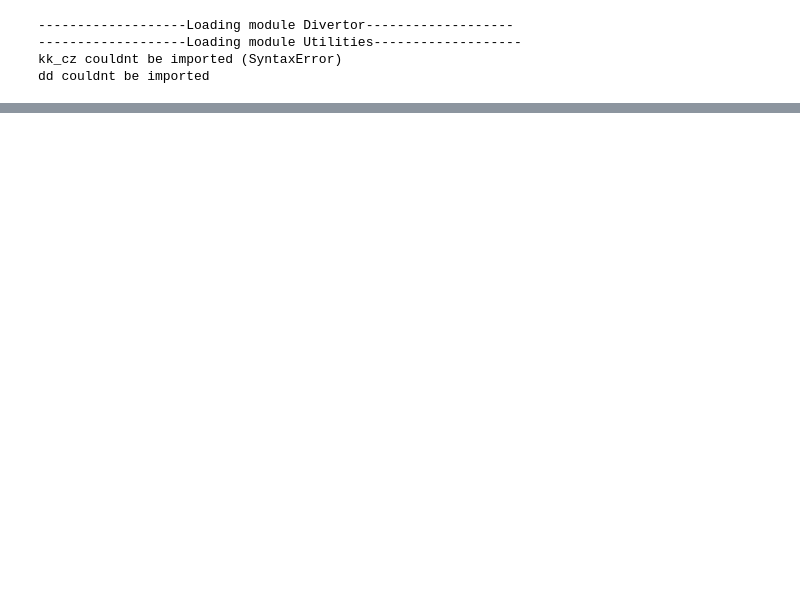
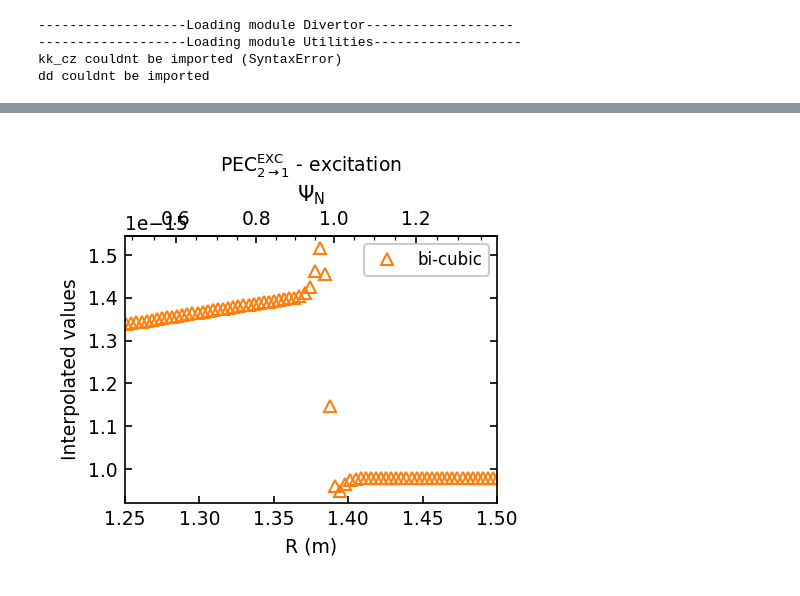
Before and after one commit to JamieDunsmore7/tokamak_inversion_routines, a Jupyter notebook: LoadResults2.ipynb, the cells around one changed output, grey strips where cells are left out. Cells and saved outputs as stored; diff of their text form; code cells hidden in the pictures; blank space fills up the shorter version.

```diff
--- a/LoadResults2.ipynb
+++ b/LoadResults2.ipynb
@@ -318,3 +336,37 @@ plt.tight_layout()
+# %%
+### excitation
+scaleExcite = 10**int(np.log10(np.median(dataExcite)))
+fExcite = RegularGridInterpolator(
+    (Te0, ne0),
+    dataExcite.T / scaleExcite,
+    method='cubic',
+)
+exciteCubic = fExcite((profileTemp[Rind:], profileDensity[Rind:])) * scaleExcite
+
+fig, ax = plt.subplots(1, 1, figsize=(3.35,3), dpi=150)
+# ax.plot(RgridB[Rind:], exciteLinear, 'o', c='C0', mfc='None', label='bi-linear')
+# ax.plot(RgridB[Rind:], outlinear, '-', c='C0', mfc='None', label='bi-linear2')
+ax.plot(RgridB[Rind:], exciteCubic, '^', c='C1', mfc='None', label='bi-cubic')
+# ax.plot(RgridB[Rind:], outcubic, '-', c='C1', mfc='None', label='bi-cubic2')
+ax.set_title('PEC$^\\mathrm{EXC}_{2 \\rightarrow 1}$ - excitation', fontsize=9)
+ax.legend(fancybox=1, framealpha=1, fontsize=8)
+ax.set_xlabel('R (m)', fontsize=9)
+ax.set_ylabel('Interpolated values', fontsize=9)
+ax.tick_params(
+    axis="both", which='both', labelsize=9, direction='in',
+    left=True, bottom=True, right=True, top=False
+)
+secax = ax.secondary_xaxis('top', functions=(forward, inverse))
+secax.xaxis.set_minor_locator(AutoMinorLocator())
+secax.set_xlabel('$\\Psi_\\mathrm{N}$')
+secax.tick_params(axis="both", which='both', labelsize=9, direction='in',
+            left=False, bottom=False, right=False, top=True)
+secax.minorticks_on()
+ax.yaxis.get_offset_text().set_size(9)
+ax.set_xlim([R0, R1])
+plt.tight_layout()
+# %% [output]
+[figure, added]
 # %%
 cmap=plt.cm.plasma
 
```
Also changed, not shown: parts of 30 cells of this notebook, 6 other files.
